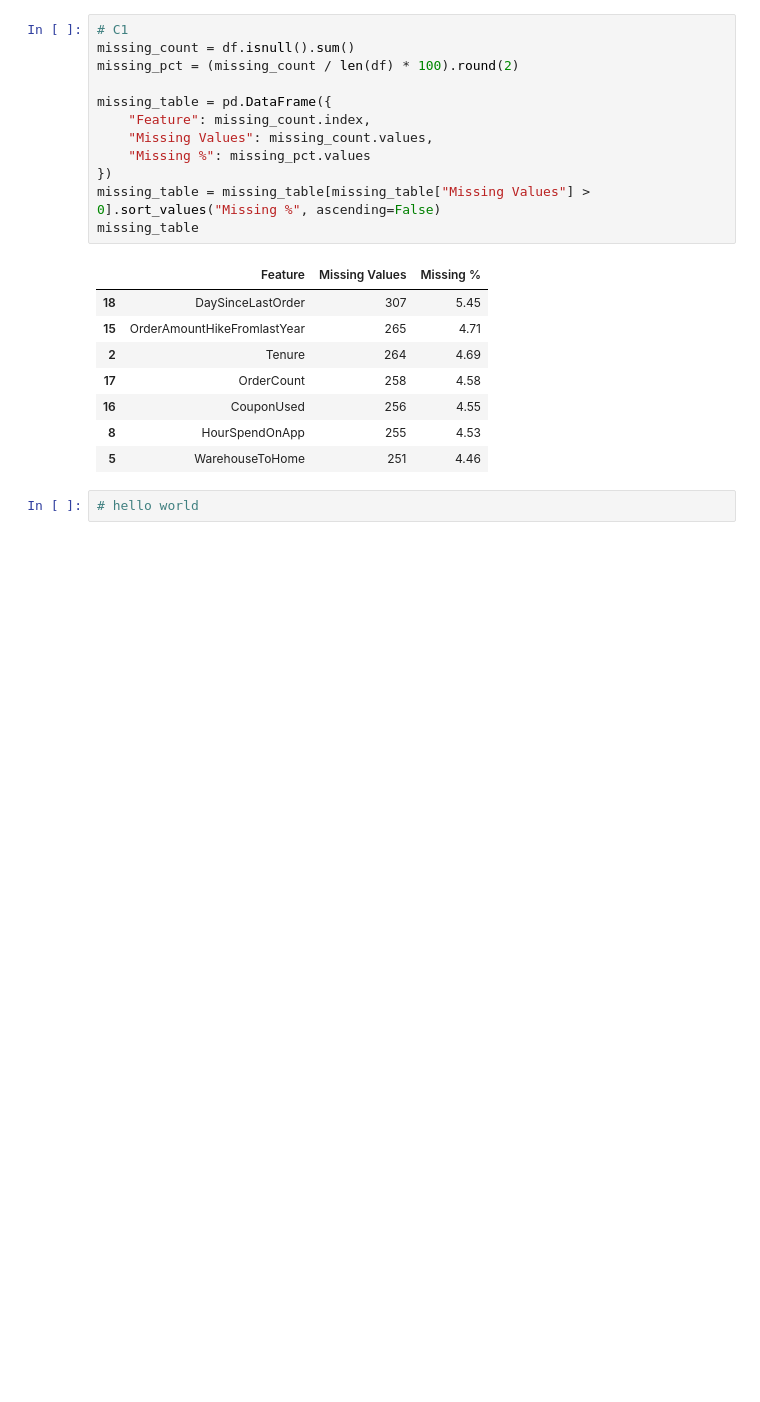
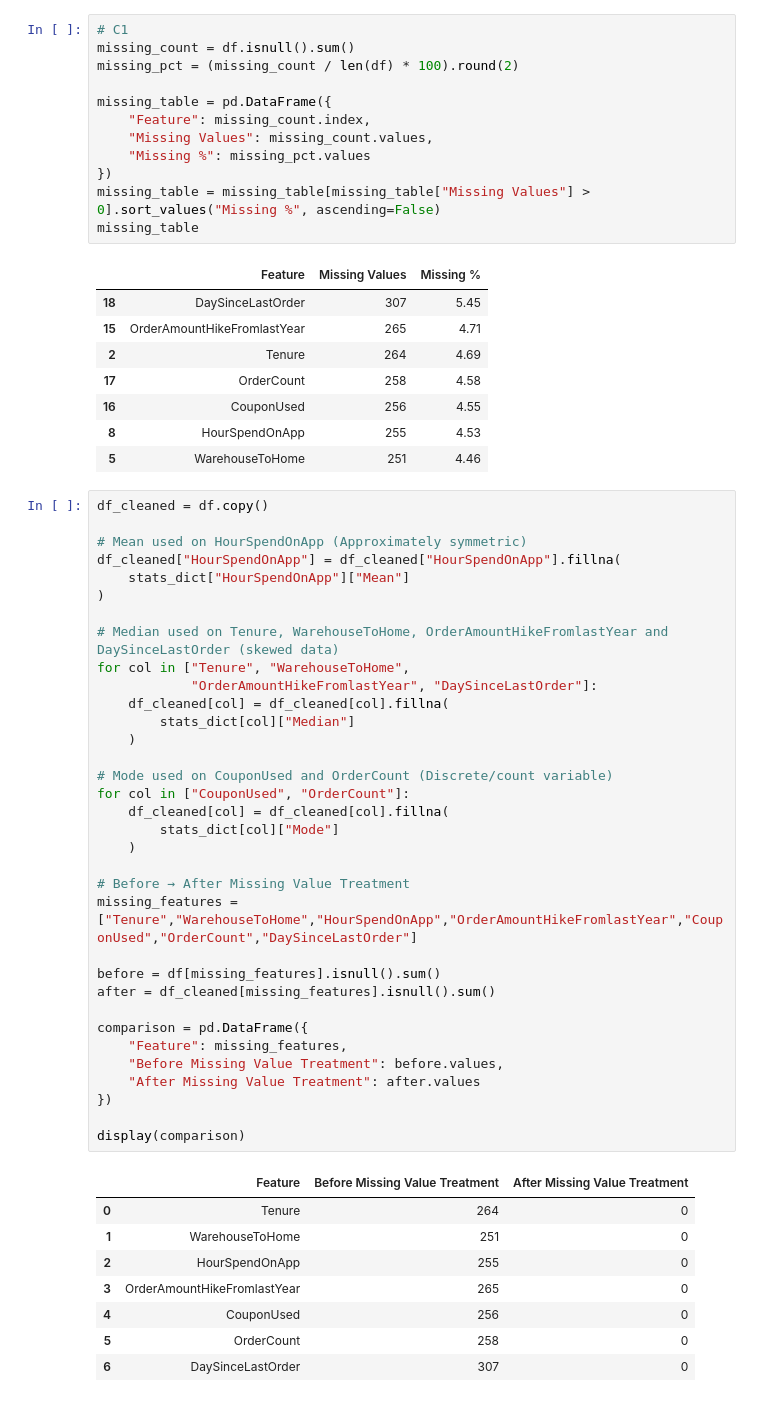
Before and after one commit to DrishtiNigam1928/CUSTOMER_CHURN, a Jupyter notebook: notebooks/main_analysis.ipynb, the cells around one changed output. Drawn from its saved outputs; the diff is of its cells as text; blank space fills up the shorter version.

```diff
--- a/notebooks/main_analysis.ipynb
+++ b/notebooks/main_analysis.ipynb
@@ -246,5 +246,46 @@ missing_table
 | 16 | CouponUsed | 256 | 4.55 |
 | 8 | HourSpendOnApp | 255 | 4.53 |
 | 5 | WarehouseToHome | 251 | 4.46 |
-# %%
-# hello world
+# %%
+df_cleaned = df.copy()
+
+# Mean used on HourSpendOnApp (Approximately symmetric)
+df_cleaned["HourSpendOnApp"] = df_cleaned["HourSpendOnApp"].fillna(
+    stats_dict["HourSpendOnApp"]["Mean"]
+)
+
+# Median used on Tenure, WarehouseToHome, OrderAmountHikeFromlastYear and DaySinceLastOrder (skewed data)
+for col in ["Tenure", "WarehouseToHome",
+            "OrderAmountHikeFromlastYear", "DaySinceLastOrder"]:
+    df_cleaned[col] = df_cleaned[col].fillna(
+        stats_dict[col]["Median"]
+    )
+
+# Mode used on CouponUsed and OrderCount (Discrete/count variable)
+for col in ["CouponUsed", "OrderCount"]:
+    df_cleaned[col] = df_cleaned[col].fillna(
+        stats_dict[col]["Mode"]
+    )
+
+# Before → After Missing Value Treatment
+missing_features = ["Tenure","WarehouseToHome","HourSpendOnApp","OrderAmountHikeFromlastYear","CouponUsed","OrderCount","DaySinceLastOrder"]
+
+before = df[missing_features].isnull().sum()
+after = df_cleaned[missing_features].isnull().sum()
+
+comparison = pd.DataFrame({
+    "Feature": missing_features,
+    "Before Missing Value Treatment": before.values,
+    "After Missing Value Treatment": after.values
+})
+
+display(comparison)
+# %% [output]
+|  | Feature | Before Missing Value Treatment | After Missing Value Treatment |
+| 0 | Tenure | 264 | 0 |
+| 1 | WarehouseToHome | 251 | 0 |
+| 2 | HourSpendOnApp | 255 | 0 |
+| 3 | OrderAmountHikeFromlastYear | 265 | 0 |
+| 4 | CouponUsed | 256 | 0 |
+| 5 | OrderCount | 258 | 0 |
+| 6 | DaySinceLastOrder | 307 | 0 |
```
Also changed, not shown: parts of 1 cell of this notebook.
